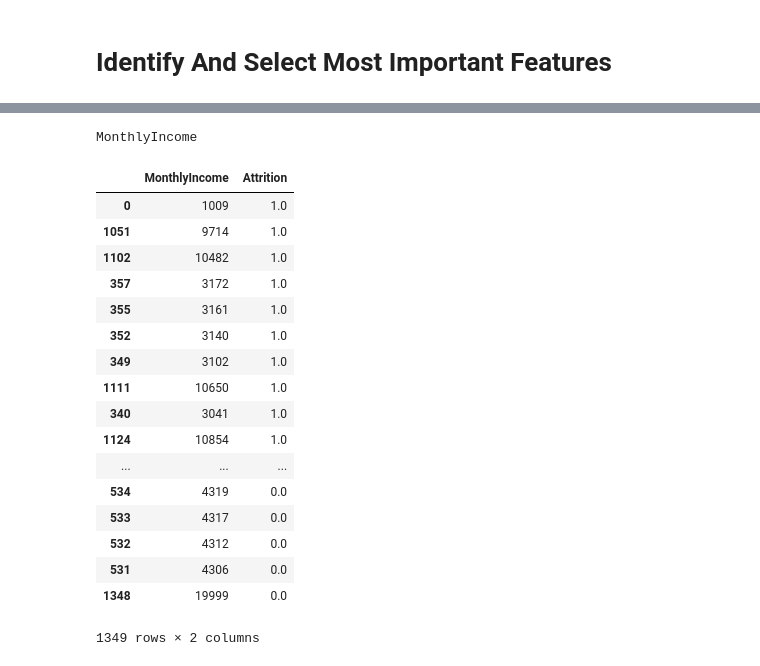
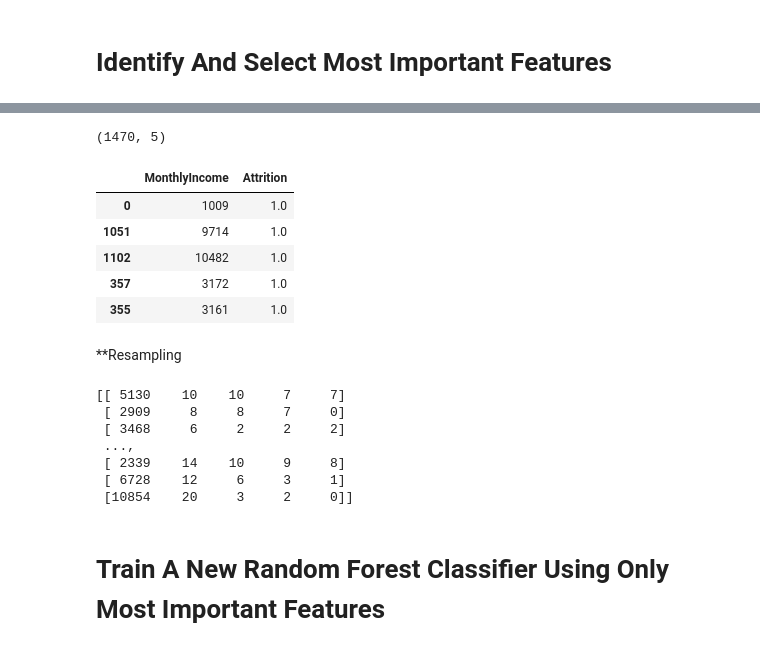
Before and after one commit to MallikarjunNamagiri/AnalyticalVidhya, a Jupyter notebook: Employee Attrition Prediction/EmployeeAttritionPrediction.ipynb, the cells around one changed output, grey strips where cells are left out. Cells and saved outputs as stored; diff of their text form; code cells hidden in the pictures.

```diff
--- a/Employee Attrition Prediction/EmployeeAttritionPrediction.ipynb
+++ b/Employee Attrition Prediction/EmployeeAttritionPrediction.ipynb
@@ -488,28 +472,30 @@ SelectFromModel(estimator=RandomForestClassifier(bootstrap=True, class_weight=No
-# %%
-# Print the names of the most important features
-for feature_list_index in sfm.get_support(indices=True):
-    print(cols_to_use[feature_list_index])
-# %% [output]
-MonthlyIncome
+# %%
+from sklearn.feature_selection import SelectKBest
+from sklearn.feature_selection import chi2
+X_new = SelectKBest(chi2, k=5).fit_transform(X, y)
+X_new.shape
+# %% [output]
+(1470, 5)
 # %%
 #compare the top ranking variables
-data1[['MonthlyIncome', 'Attrition']].groupby(['MonthlyIncome'], as_index=False).mean().sort_values(by='Attrition', ascending=False)
+compare = data1[['MonthlyIncome', 'Attrition']].groupby(['MonthlyIncome'], as_index=False).mean().sort_values(by='Attrition', ascending=False)
+compare.head()
 # %% [output]
 |  | MonthlyIncome | Attrition |
 | 0 | 1009 | 1.0 |
 | 1051 | 9714 | 1.0 |
 | 1102 | 10482 | 1.0 |
 | 357 | 3172 | 1.0 |
 | 355 | 3161 | 1.0 |
-| 352 | 3140 | 1.0 |
-| 349 | 3102 | 1.0 |
-| 1111 | 10650 | 1.0 |
-| 340 | 3041 | 1.0 |
-| 1124 | 10854 | 1.0 |
-| ... | ... | ... |
-| 534 | 4319 | 0.0 |
-| 533 | 4317 | 0.0 |
-| 532 | 4312 | 0.0 |
-| 531 | 4306 | 0.0 |
-| 1348 | 19999 | 0.0 |
-1349 rows × 2 columns
+# %% [markdown]
+**Resampling
+# %%
+print(X_new)
+# %% [output]
+[[ 5130    10    10     7     7]
+ [ 2909     8     8     7     0]
+ [ 3468     6     2     2     2]
+ ...,
+ [ 2339    14    10     9     8]
+ [ 6728    12     6     3     1]
+ [10854    20     3     2     0]]
@@ -515,0 +510,2 @@ data1[['MonthlyIncome', 'Attrition']].groupby(['MonthlyIncome'], as_index=False)
+# %% [markdown]
+# Train A New Random Forest Classifier Using Only Most Important Features
```
Also changed, not shown: parts of 6 cells of this notebook.
